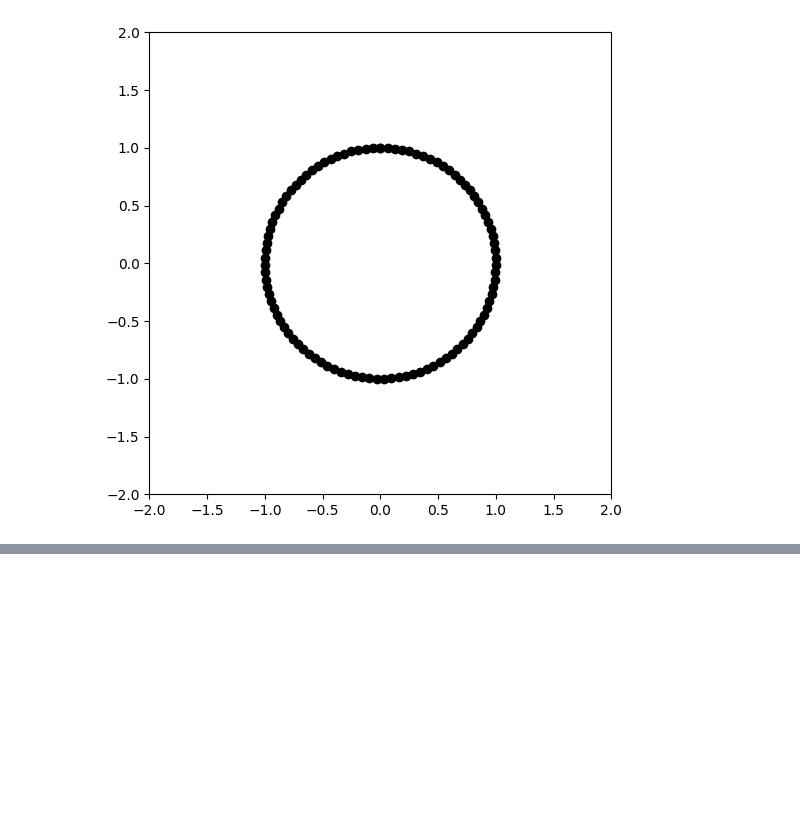
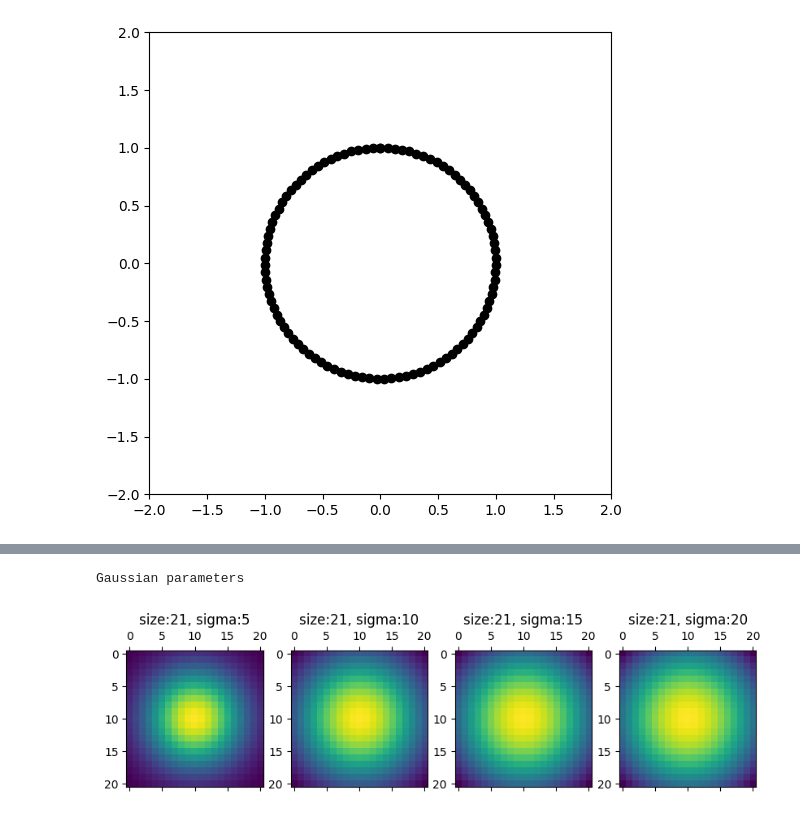
Before and after one commit to solarecho3/vectors, a Jupyter notebook: vectors.ipynb, the cells around one changed output, grey strips where cells are left out. Drawn from its saved outputs; the diff is of its cells as text; code cells hidden in the pictures; blank space fills up the shorter version.

Commit message:
gaussian kernel design

```diff
--- a/vectors.ipynb
+++ b/vectors.ipynb
@@ -2255,0 +2266,26 @@ animation.FuncAnimation(fig, aframe, phi, interval=100, repeat=True)
+# %%
+def gaussian(size=21, sigma=5):
+    xs = np.linspace(-3,3,size)
+    X,Y = np.meshgrid(xs,xs)
+    kernel = np.exp(-(X**2+Y**2)/sigma)
+
+    # normalize the kernel sum to 1
+    # during matmul it preserves the data scale
+    kernel = kernel / np.sum(kernel)
+    return kernel
+# %%
+print("Gaussian parameters")
+plt.close()
+fig, axs = plt.subplots(ncols=4, figsize=[10,5])
+axs[0].matshow(gaussian(21,5))
+axs[1].matshow(gaussian(21,10))
+axs[2].matshow(gaussian(21,15))
+axs[3].matshow(gaussian(21,20))
+axs[0].set_title("size:21, sigma:5")
+axs[1].set_title("size:21, sigma:10")
+axs[2].set_title("size:21, sigma:15")
+axs[3].set_title("size:21, sigma:20")
+plt.show()
+# %% [output]
+Gaussian parameters
+[figure, added]
```
Also changed, not shown: parts of 18 cells of this notebook.
